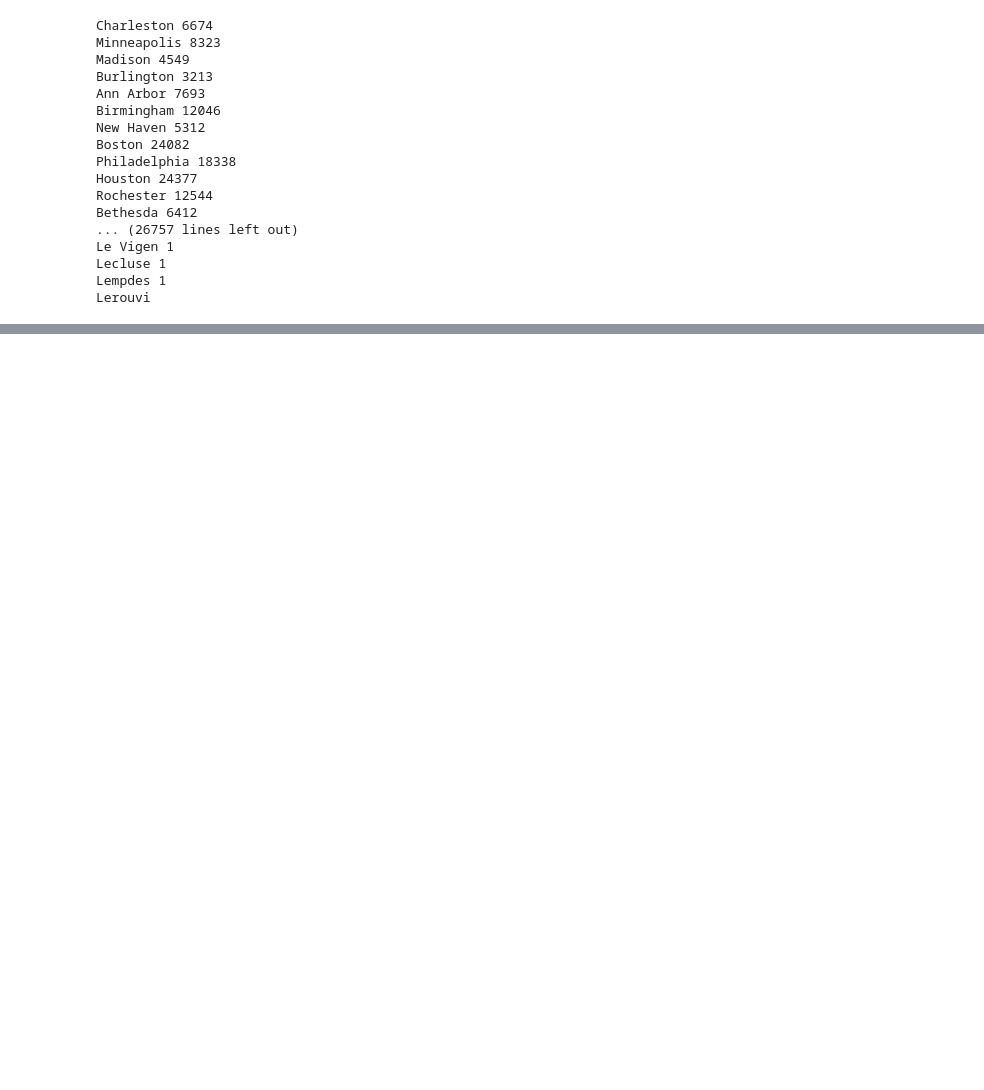
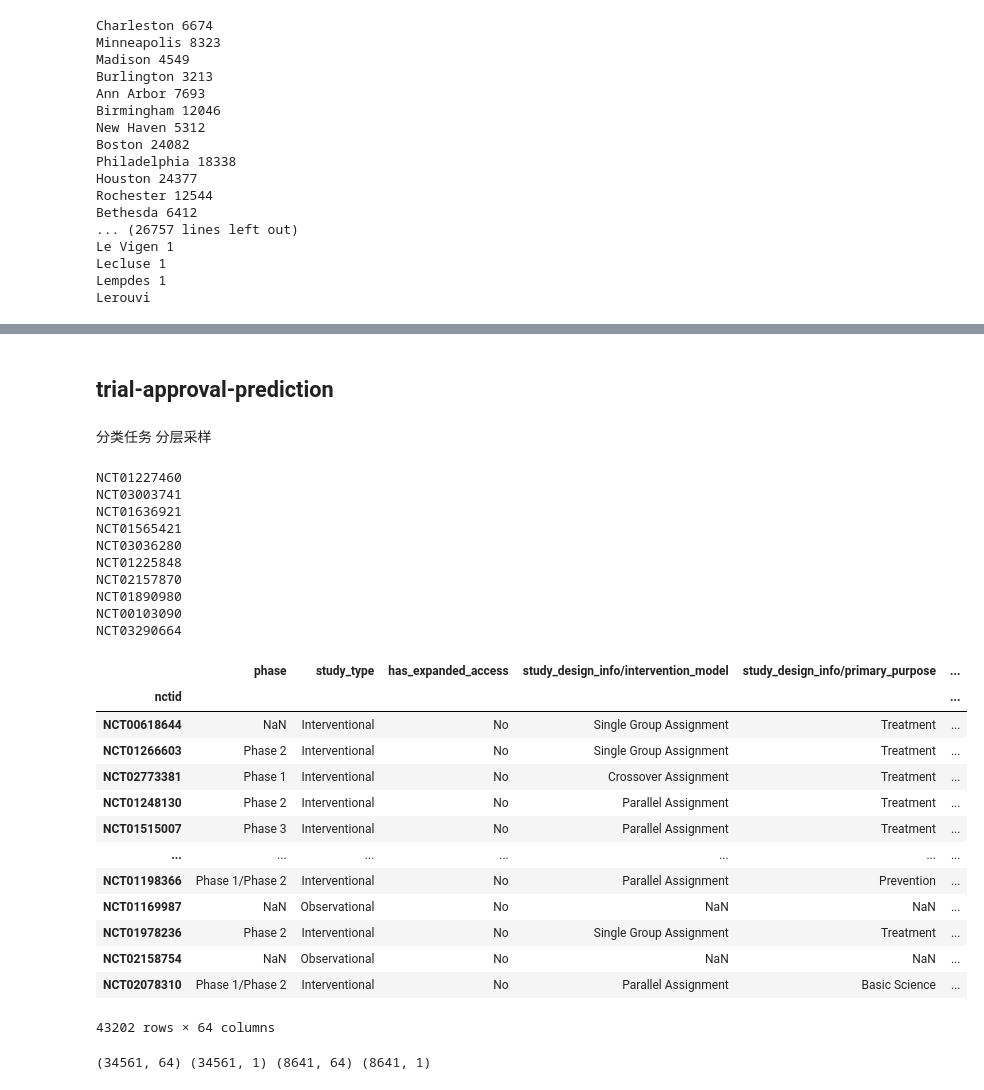
Before and after one commit to huyjj/Clinical, a Jupyter notebook: feature_prepare.ipynb, the cells around one changed output, grey strips where cells are left out. Cells and saved outputs as stored; diff of their text form; code cells hidden in the pictures; blank space fills up the shorter version.

```diff
--- a/feature_prepare.ipynb
+++ b/feature_prepare.ipynb
@@ -673,0 +762,68 @@ pd.DataFrame(city_dict.values(), index=city_dict.keys()).to_csv('city.csv')
+# %% [markdown]
+## trial-approval-prediction
+# %% [markdown]
+分类任务 分层采样
+# %%
+task_name = 'trial-approval-prediction'
+target = pd.read_csv(f'{task_name}/output.csv', index_col=0)
+drop_index = []
+for i in target.index:
+    if i not in All.index:
+        drop_index.append(i)
+        print(i)
+target = target.drop(drop_index)
+part = All.loc[target.index]
+drop_feature = ['enrollment{type}', ]  # duration 里不使用enrollment
+for c in part.columns:
+    if part[c].isnull().sum() == len(part):
+        print(f'{c} is all null!')
+        drop_feature.append(c)
+    if part[c].nunique(dropna=True) == 1:  # 除去缺失值后的所有值一样 即方差为0
+        print(f'{c} is unique!')
+        drop_feature.append(c)
+
+part = part.drop(drop_feature, axis=1)
+part
+# %% [output]
+NCT01227460
+NCT03003741
+NCT01636921
+NCT01565421
+NCT03036280
+NCT01225848
+NCT02157870
+NCT01890980
+NCT00103090
+NCT03290664
+|  | phase | study_type | has_expanded_access | study_design_info/intervention_model | study_design_info/primary_purpose | ... |
+| nctid |  |  |  |  |  | ... |
+| NCT00618644 | NaN | Interventional | No | Single Group Assignment | Treatment | ... |
+| NCT01266603 | Phase 2 | Interventional | No | Single Group Assignment | Treatment | ... |
+| NCT02773381 | Phase 1 | Interventional | No | Crossover Assignment | Treatment | ... |
+| NCT01248130 | Phase 2 | Interventional | No | Parallel Assignment | Treatment | ... |
+| NCT01515007 | Phase 3 | Interventional | No | Parallel Assignment | Treatment | ... |
+| ... | ... | ... | ... | ... | ... | ... |
+| NCT01198366 | Phase 1/Phase 2 | Interventional | No | Parallel Assignment | Prevention | ... |
+| NCT01169987 | NaN | Observational | No | NaN | NaN | ... |
+| NCT01978236 | Phase 2 | Interventional | No | Single Group Assignment | Treatment | ... |
+| NCT02158754 | NaN | Observational | No | NaN | NaN | ... |
+| NCT02078310 | Phase 1/Phase 2 | Interventional | No | Parallel Assignment | Basic Science | ... |
+43202 rows × 64 columns
+# %%
+strati = StratifiedShuffleSplit(n_splits=1, test_size=0.2, random_state=42)
+target['outcome'] = target['approval']
+task = 'outcome'
+for train_index, test_index in strati.split(part, target[task]):
+    train_index = train_index.tolist()
+    test_index = test_index.tolist()
+    train_x = part.iloc[train_index]
+    train_y = target.iloc[train_index].drop('approval', axis=1)
+    test_x = part.iloc[test_index]
+    test_y = target.iloc[test_index].drop('approval', axis=1)
+    print(train_x.shape, train_y.shape, test_x.shape, test_y.shape)
+    train_x.to_csv(f'{task_name}/train_x.csv')
+    train_y.to_csv(f'{task_name}/train_y.csv')
+    test_x.to_csv(f'{task_name}/test_x.csv')
+    test_y.to_csv(f'{task_name}/test_y.csv')
+# %% [output]
+(34561, 64) (34561, 1) (8641, 64) (8641, 1)
```
Also changed, not shown: parts of 85 cells of this notebook, 1 other file.
